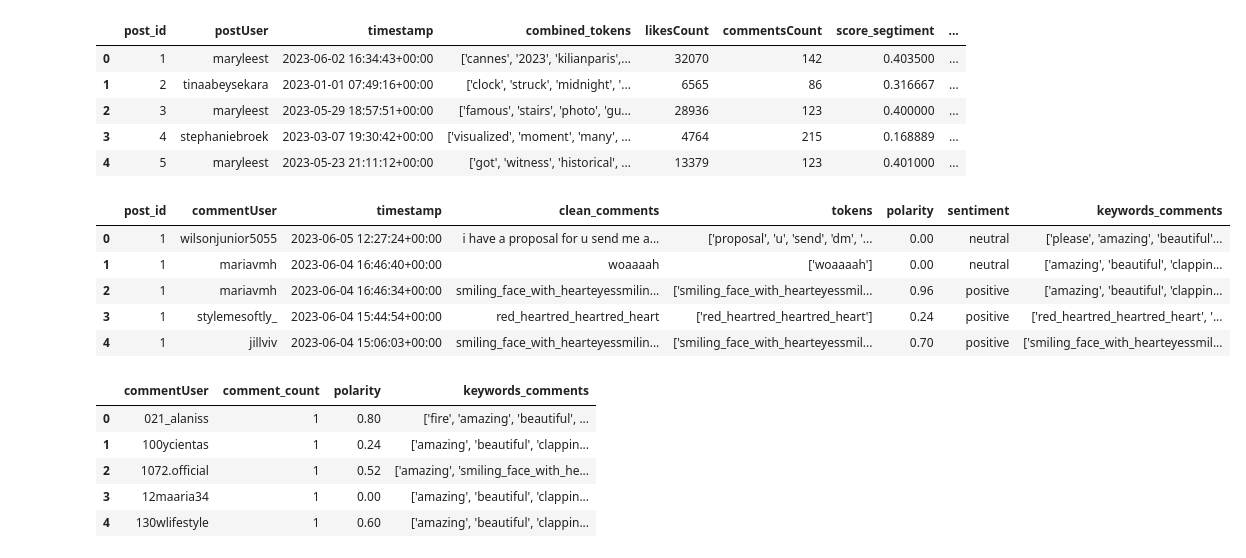
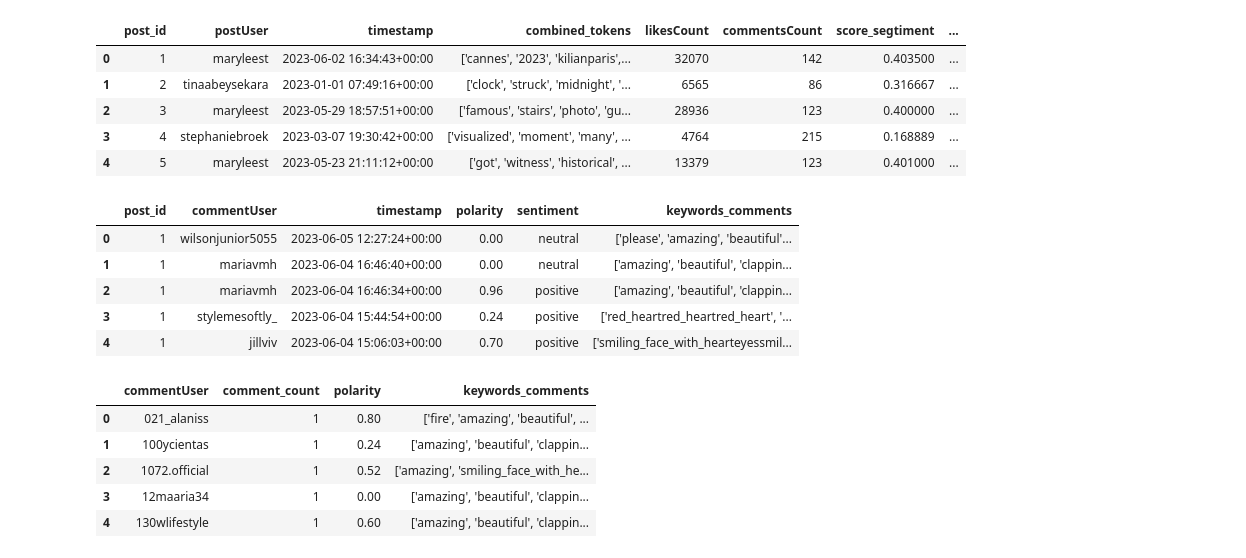
Before and after one commit to 23092003e/A-Fashion-Recommendation-System-via-Sequence-Mining-on-Social-Media-, a Jupyter notebook: src/User_profile/build_user_profle.ipynb, the cells around one changed output. Saved outputs shown, nothing was run; the diff lists cells and outputs as text; code cells hidden in the pictures.

```diff
--- a/src/User_profile/build_user_profle.ipynb
+++ b/src/User_profile/build_user_profle.ipynb
@@ -17,16 +17,16 @@ df.head()
 | 4 | 5 | maryleest | 2023-05-23 21:11:12+00:00 | ['got', 'witness', 'historical', ... | 13379 | 123 | 0.401000 | ... |
 # %%
 comments_df = pd.read_csv(r'C:\Users\ADMIN\Desktop\ITDSIU21099_HoangVanManh\Fashion-Marketing-Automation-Solutions\notebooks\new_comments.csv')
-comments_df = comments_df.drop(columns=['comments','preferences','emoji_present'])
+comments_df = comments_df.drop(columns=['comments','preferences','emoji_present','clean_comments','tokens'])
 comments_df.rename(columns={"tfidf_keywords": "keywords_comments"}, inplace=True)
 comments_df.head()
 # %% [output]
-|  | post_id | commentUser | timestamp | clean_comments | tokens | polarity | sentiment | keywords_comments |
-| 0 | 1 | wilsonjunior5055 | 2023-06-05 12:27:24+00:00 | i have a proposal for u send me a... | ['proposal', 'u', 'send', 'dm', '... | 0.00 | neutral | ['please', 'amazing', 'beautiful'... |
-| 1 | 1 | mariavmh | 2023-06-04 16:46:40+00:00 | woaaaah | ['woaaaah'] | 0.00 | neutral | ['amazing', 'beautiful', 'clappin... |
-| 2 | 1 | mariavmh | 2023-06-04 16:46:34+00:00 | smiling_face_with_hearteyessmilin... | ['smiling_face_with_hearteyessmil... | 0.96 | positive | ['amazing', 'beautiful', 'clappin... |
-| 3 | 1 | stylemesoftly_ | 2023-06-04 15:44:54+00:00 | red_heartred_heartred_heart | ['red_heartred_heartred_heart'] | 0.24 | positive | ['red_heartred_heartred_heart', '... |
-| 4 | 1 | jillviv | 2023-06-04 15:06:03+00:00 | smiling_face_with_hearteyessmilin... | ['smiling_face_with_hearteyessmil... | 0.70 | positive | ['smiling_face_with_hearteyessmil... |
+|  | post_id | commentUser | timestamp | polarity | sentiment | keywords_comments |
+| 0 | 1 | wilsonjunior5055 | 2023-06-05 12:27:24+00:00 | 0.00 | neutral | ['please', 'amazing', 'beautiful'... |
+| 1 | 1 | mariavmh | 2023-06-04 16:46:40+00:00 | 0.00 | neutral | ['amazing', 'beautiful', 'clappin... |
+| 2 | 1 | mariavmh | 2023-06-04 16:46:34+00:00 | 0.96 | positive | ['amazing', 'beautiful', 'clappin... |
+| 3 | 1 | stylemesoftly_ | 2023-06-04 15:44:54+00:00 | 0.24 | positive | ['red_heartred_heartred_heart', '... |
+| 4 | 1 | jillviv | 2023-06-04 15:06:03+00:00 | 0.70 | positive | ['smiling_face_with_hearteyessmil... |
 # %%
 user_profile = comments_df.groupby("commentUser").agg({
     "post_id": "count", # Số lượng bình luận
```
Also changed, not shown: parts of 7 cells of this notebook, 8 other files.
